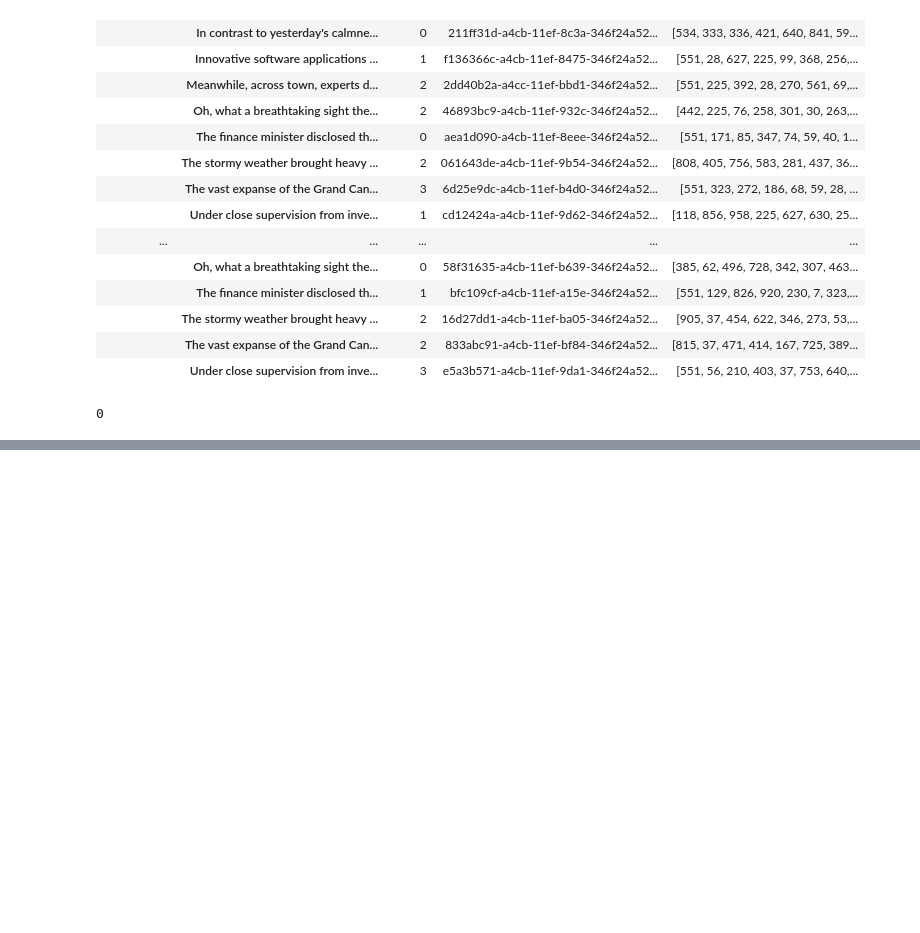
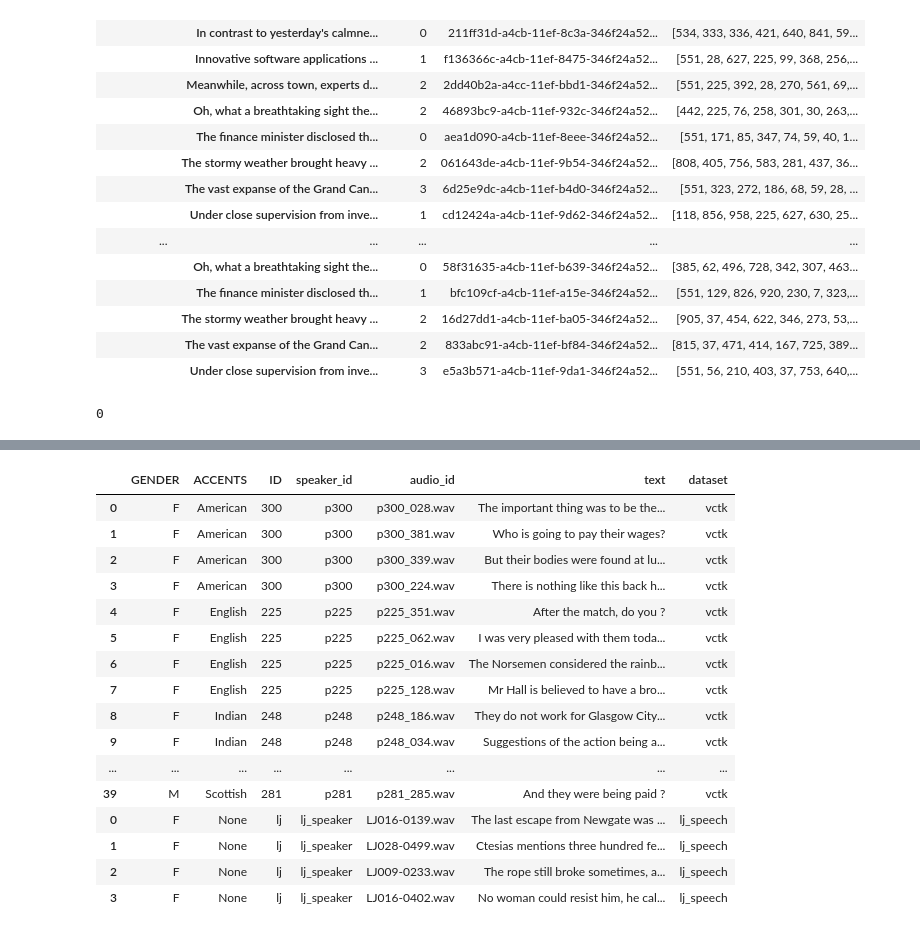
Before and after one commit to BirdWithDreams/diploma, a Jupyter notebook: my_scripts/test.ipynb, the cells around one changed output, grey strips where cells are left out. Drawn from its saved outputs; the diff is of its cells as text; code cells hidden in the pictures; blank space fills up the shorter version.

Commit message:
Add generation of cmos evaluation samples

```diff
--- a/my_scripts/test.ipynb
+++ b/my_scripts/test.ipynb
@@ -698,0 +890,2 @@ df
+# %%
+vctk_cmos["dataset"] = "vctk"
@@ -698,0 +896,3 @@ df
+# %%
+lj_df = pd.read_csv('../data/keithito_lj_speech/test_metadata.csv')
+lj_df
@@ -698,0 +930,3 @@ df
+# %%
+lj_samples_chosen = lj_df[lj_df['text'].apply(lambda x: x[0].isupper() and x[-1] == '.')].sample(4, random_state=42)
+lj_samples_chosen
@@ -698,0 +939,11 @@ df
+# %%
+lj_cmos = pd.DataFrame({
+    'GENDER': ['F']*4,
+    'ACCENTS': [None]*4,
+    "ID": ['lj']*4,
+    "speaker_id": ['lj_speaker']*4,
+    "audio_id": lj_samples_chosen["audio_id"].tolist(),
+    "text": lj_samples_chosen["text"].tolist(),
+    "dataset": ["lj_speech"]*4
+})
+lj_cmos
@@ -698,0 +958,21 @@ df
+# %%
+cmos_df = pd.concat([vctk_cmos, lj_cmos])
+cmos_df
+# %% [output]
+|  | GENDER | ACCENTS | ID | speaker_id | audio_id | text | dataset |
+| 0 | F | American | 300 | p300 | p300_028.wav | The important thing was to be the... | vctk |
+| 1 | F | American | 300 | p300 | p300_381.wav | Who is going to pay their wages? | vctk |
+| 2 | F | American | 300 | p300 | p300_339.wav | But their bodies were found at lu... | vctk |
+| 3 | F | American | 300 | p300 | p300_224.wav | There is nothing like this back h... | vctk |
+| 4 | F | English | 225 | p225 | p225_351.wav | After the match, do you ? | vctk |
+| 5 | F | English | 225 | p225 | p225_062.wav | I was very pleased with them toda... | vctk |
+| 6 | F | English | 225 | p225 | p225_016.wav | The Norsemen considered the rainb... | vctk |
+| 7 | F | English | 225 | p225 | p225_128.wav | Mr Hall is believed to have a bro... | vctk |
+| 8 | F | Indian | 248 | p248 | p248_186.wav | They do not work for Glasgow City... | vctk |
+| 9 | F | Indian | 248 | p248 | p248_034.wav | Suggestions of the action being a... | vctk |
+| ... | ... | ... | ... | ... | ... | ... | ... |
+| 39 | M | Scottish | 281 | p281 | p281_285.wav | And they were being paid ? | vctk |
+| 0 | F | None | lj | lj_speaker | LJ016-0139.wav | The last escape from Newgate was ... | lj_speech |
+| 1 | F | None | lj | lj_speaker | LJ028-0499.wav | Ctesias mentions three hundred fe... | lj_speech |
+| 2 | F | None | lj | lj_speaker | LJ009-0233.wav | The rope still broke sometimes, a... | lj_speech |
+| 3 | F | None | lj | lj_speaker | LJ016-0402.wav | No woman could resist him, he cal... | lj_speech |
```
Also changed, not shown: parts of 32 cells of this notebook, 8 other files.
